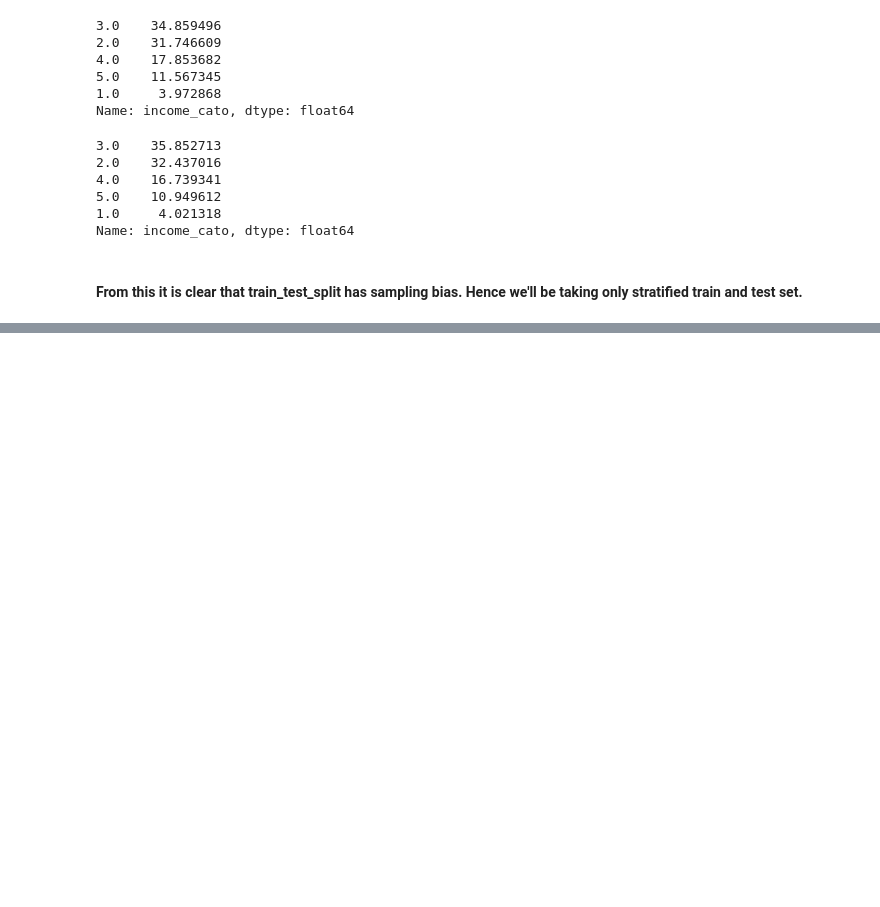
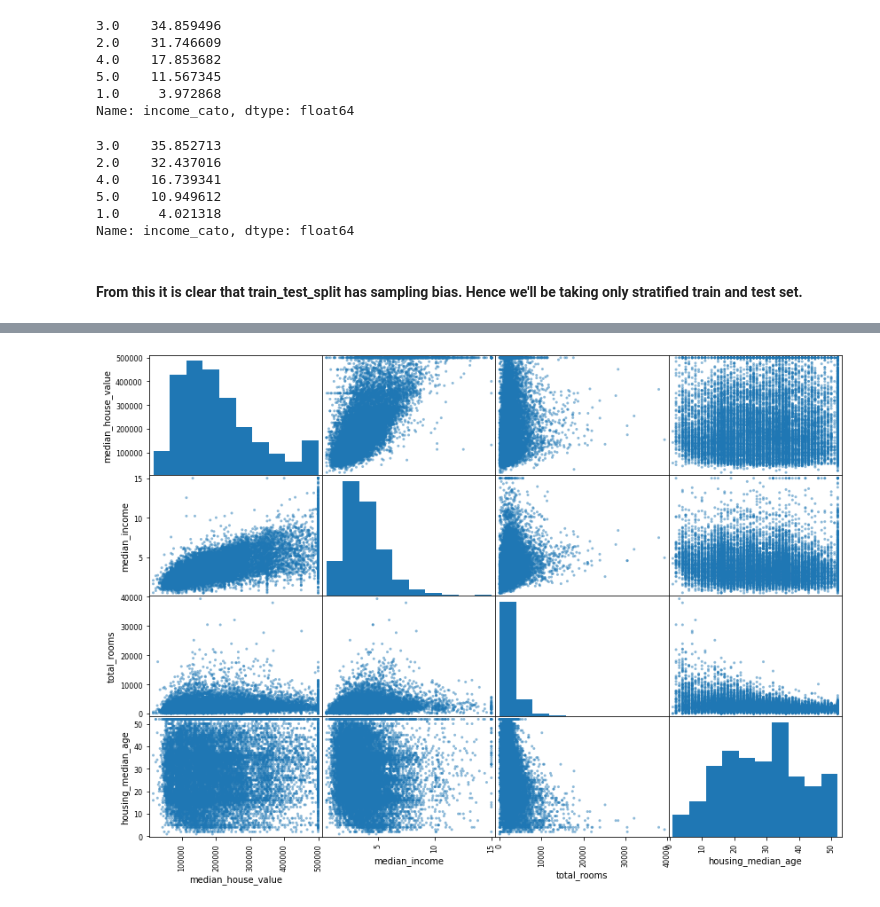
Before and after one commit to Sreekanthrshekar/VERIFIED, a Jupyter notebook: 07_REGRESSION/california_housing_multivariate_regression.ipynb, the cells around one changed output, grey strips where cells are left out. Drawn from its saved outputs; the diff is of its cells as text; code cells hidden in the pictures; blank space fills up the shorter version.

```diff
--- a/07_REGRESSION/california_housing_multivariate_regression.ipynb
+++ b/07_REGRESSION/california_housing_multivariate_regression.ipynb
@@ -225,0 +261,5 @@ for k in (strat_train_set, strat_test_set):
+# %%
+attributes =['median_house_value', 'median_income', 'total_rooms', 'housing_median_age']
+scatter_matrix(housing[attributes], figsize=(14,10), marker='.');
+# %% [output]
+[figure, added]
```
Also changed, not shown: parts of 11 cells of this notebook.
